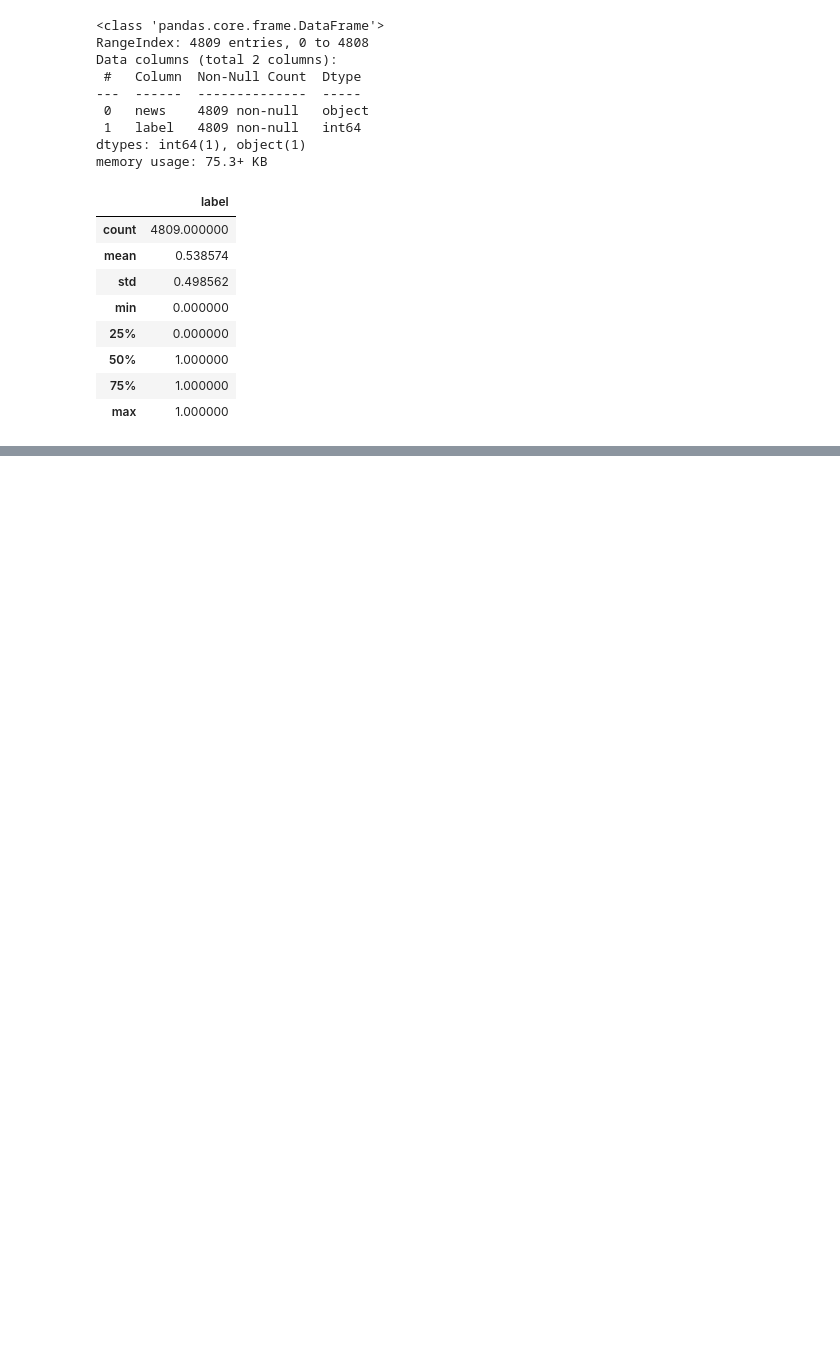
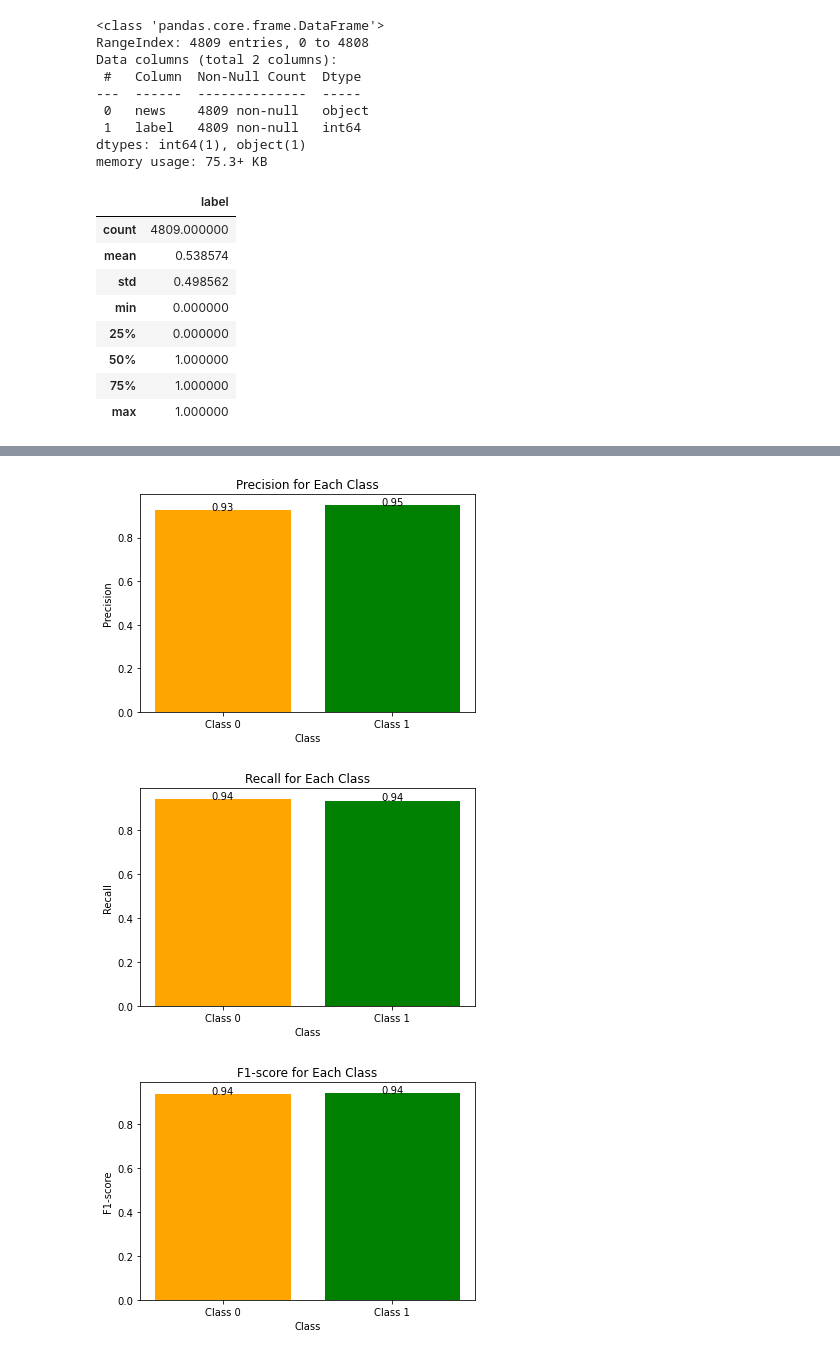
Before and after one commit to HaseebImd/Fake-News-Detection-using-LSTM, a Jupyter notebook: LSTM.ipynb, the cells around one changed output, grey strips where cells are left out. Drawn from its saved outputs; the diff is of its cells as text; code cells hidden in the pictures; blank space fills up the shorter version.

```diff
--- a/LSTM.ipynb
+++ b/LSTM.ipynb
@@ -297,0 +330,60 @@ Test Accuracy: 0.9355509281158447
+# %%
+from sklearn.metrics import confusion_matrix, precision_score, recall_score, f1_score
+import matplotlib.pyplot as plt
+import numpy as np
+
+# Generate predictions on the test data
+test_predictions = model.predict(test_data)
+test_predictions = (test_predictions > 0.5).astype(int)  # Convert probabilities to binary predictions
+
+# Calculate precision, recall, and F1-score
+confusion_mat = confusion_matrix(test_labels, test_predictions)
+precision_values = precision_score(test_labels, test_predictions, average=None)
+recall_values = recall_score(test_labels, test_predictions, average=None)
+f1_values = f1_score(test_labels, test_predictions, average=None)
+
+# Define class labels
+class_labels = ['Class 0', 'Class 1']
+
+# Create a bar plot for precision
+plt.figure(figsize=(6, 4))
+plt.bar(class_labels, precision_values, color=['#FFA500', '#008000'])
+plt.xlabel('Class')
+plt.ylabel('Precision')
+plt.title('Precision for Each Class')
+
+# Add value labels on top of each bar
+for i, v in enumerate(precision_values):
+    plt.text(i, v, f"{v:.2f}", color='black', ha='center')
+
+plt.show()
+
+# Create a bar plot for recall
+plt.figure(figsize=(6, 4))
+plt.bar(class_labels, recall_values, color=['#FFA500', '#008000'])
+plt.xlabel('Class')
+plt.ylabel('Recall')
+plt.title('Recall for Each Class')
+
+# Add value labels on top of each bar
+for i, v in enumerate(recall_values):
+    plt.text(i, v, f"{v:.2f}", color='black', ha='center')
+
+plt.show()
+
+# Create a bar plot for F1-score
+plt.figure(figsize=(6, 4))
+plt.bar(class_labels, f1_values, color=['#FFA500', '#008000'])
+plt.xlabel('Class')
+plt.ylabel('F1-score')
+plt.title('F1-score for Each Class')
+
+# Add value labels on top of each bar
+for i, v in enumerate(f1_values):
+    plt.text(i, v, f"{v:.2f}", color='black', ha='center')
+
+plt.show()
+# %% [output]
+[figure, added]
+[figure, added]
+[figure, added]
```
Also changed, not shown: parts of 5 cells of this notebook, 1 other file.
